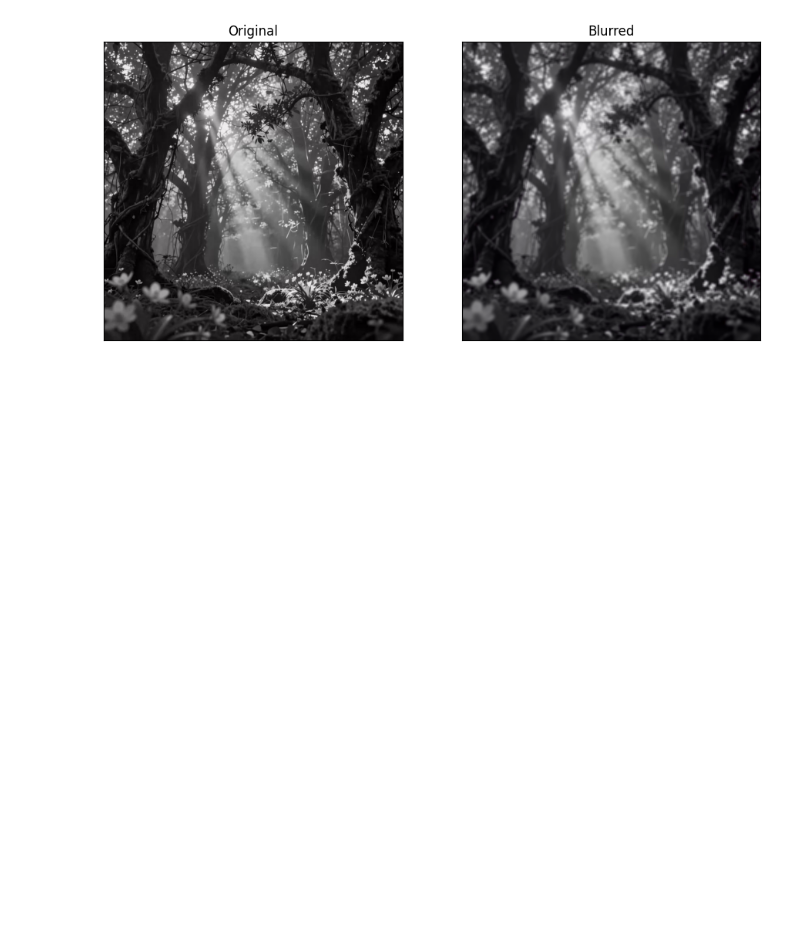
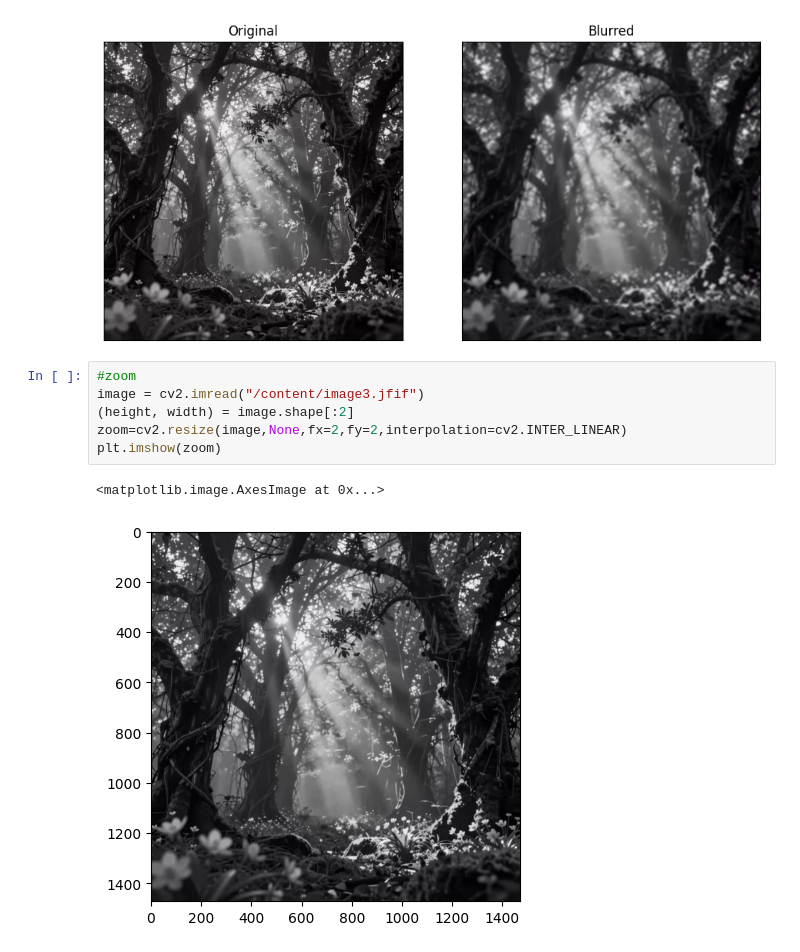
Before and after one commit to Amreen9/Machine-Learning-, a Jupyter notebook: Open_cv_basics.ipynb, the cells around one changed output. Saved outputs shown, nothing was run; the diff lists cells and outputs as text; blank space fills up the shorter version.

```diff
--- a/Open_cv_basics.ipynb
+++ b/Open_cv_basics.ipynb
@@ -63,3 +63,12 @@ plt.xticks([]), plt.yticks([])
 plt.show()
 # %% [output]
 [figure]
+# %%
+#zoom
+image = cv2.imread("/content/image3.jfif")
+(height, width) = image.shape[:2]
+zoom=cv2.resize(image,None,fx=2,fy=2,interpolation=cv2.INTER_LINEAR)
+plt.imshow(zoom)
+# %% [output]
+<matplotlib.image.AxesImage at 0x...>
+[figure, added]
```
Also changed, not shown: parts of 3 cells of this notebook.
